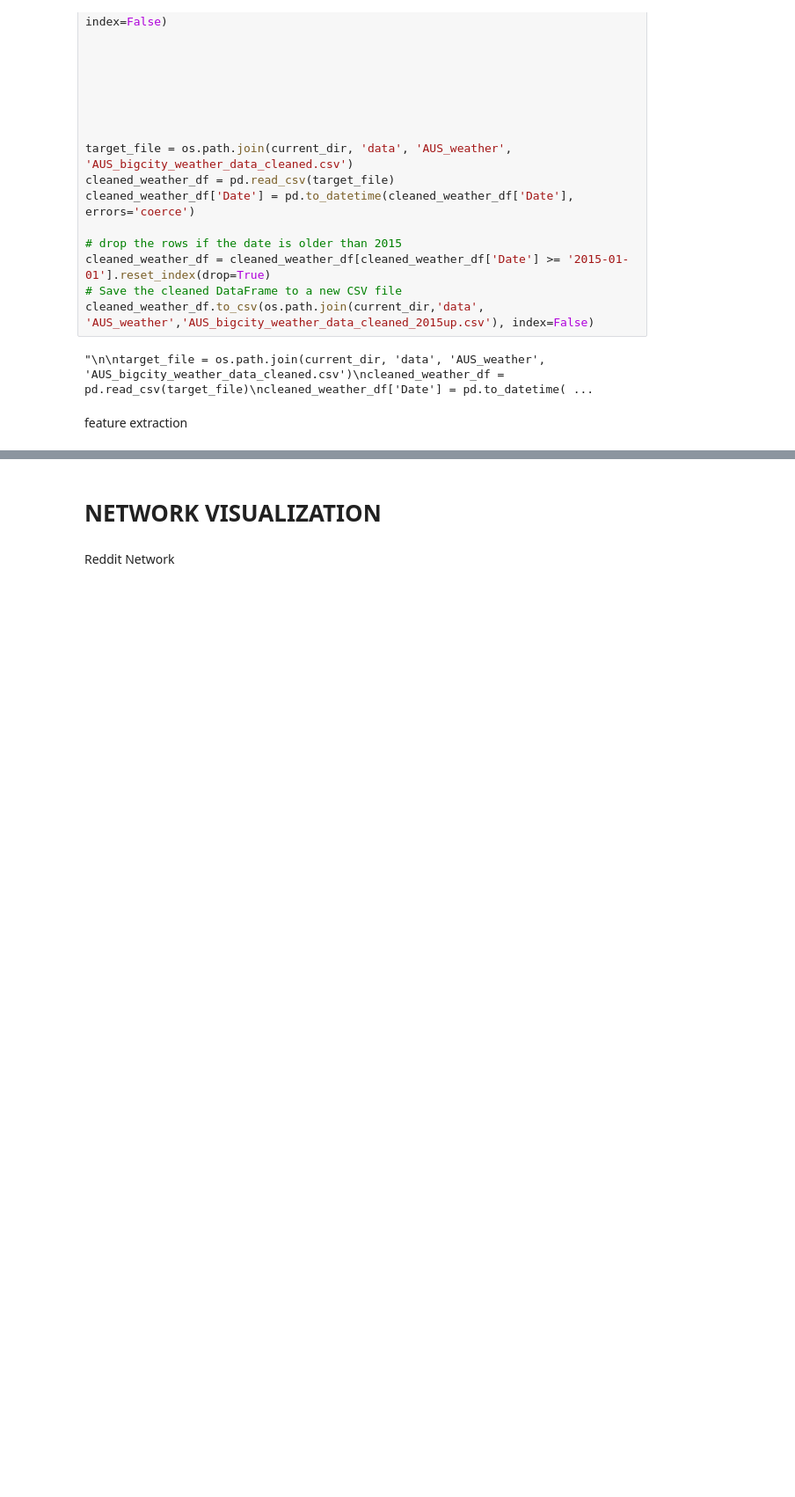
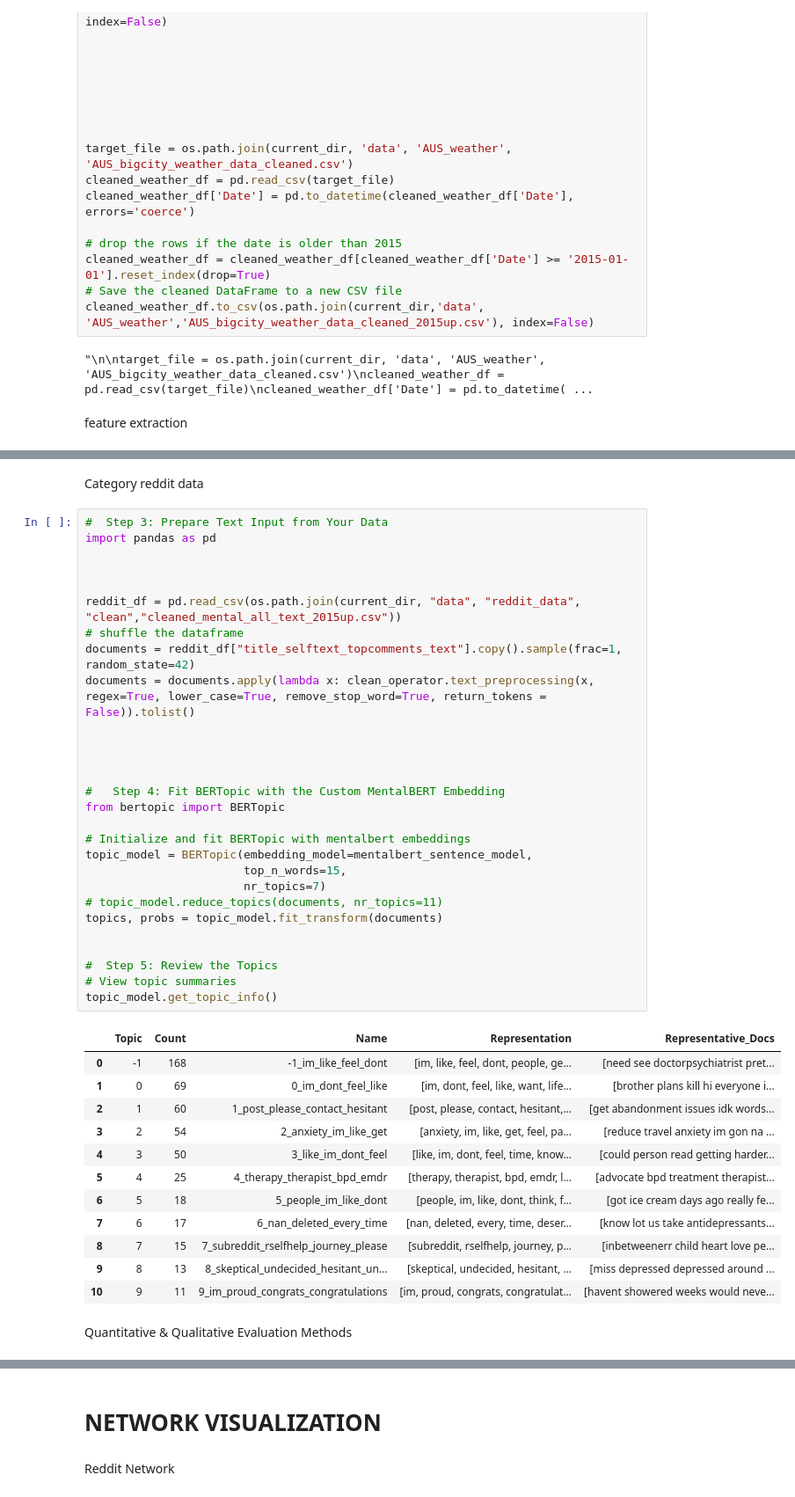
Before and after one commit to Rainman4301/LLM_NetworkMoel_MentalHealth, a Jupyter notebook: mental_health_analysis.ipynb, the cells around one changed output, grey strips where cells are left out. Shown at 88% size. Cells and saved outputs as stored; diff of their text form; blank space fills up the shorter version.

Commit message:
070725 bert-topic

```diff
--- a/mental_health_analysis.ipynb
+++ b/mental_health_analysis.ipynb
@@ -1252,0 +1294,45 @@ feature extraction
+# %% [markdown]
+Category reddit data
+# %%
+#  Step 3: Prepare Text Input from Your Data
+import pandas as pd
+
+
+
+reddit_df = pd.read_csv(os.path.join(current_dir, "data", "reddit_data", "clean","cleaned_mental_all_text_2015up.csv"))
+# shuffle the dataframe
+documents = reddit_df["title_selftext_topcomments_text"].copy().sample(frac=1, random_state=42)
+documents = documents.apply(lambda x: clean_operator.text_preprocessing(x, regex=True, lower_case=True, remove_stop_word=True, return_tokens = False)).tolist()
+
+
+
+
+#   Step 4: Fit BERTopic with the Custom MentalBERT Embedding
+from bertopic import BERTopic
+
+# Initialize and fit BERTopic with mentalbert embeddings
+topic_model = BERTopic(embedding_model=mentalbert_sentence_model,
+                       top_n_words=15,
+                       nr_topics=7)
+# topic_model.reduce_topics(documents, nr_topics=11)
+topics, probs = topic_model.fit_transform(documents)
+
+
+#  Step 5: Review the Topics
+# View topic summaries
+topic_model.get_topic_info()
+# %% [output]
+|  | Topic | Count | Name | Representation | Representative_Docs |
+| 0 | -1 | 168 | -1_im_like_feel_dont | [im, like, feel, dont, people, ge... | [need see doctorpsychiatrist pret... |
+| 1 | 0 | 69 | 0_im_dont_feel_like | [im, dont, feel, like, want, life... | [brother plans kill hi everyone i... |
+| 2 | 1 | 60 | 1_post_please_contact_hesitant | [post, please, contact, hesitant,... | [get abandonment issues idk words... |
+| 3 | 2 | 54 | 2_anxiety_im_like_get | [anxiety, im, like, get, feel, pa... | [reduce travel anxiety im gon na ... |
+| 4 | 3 | 50 | 3_like_im_dont_feel | [like, im, dont, feel, time, know... | [could person read getting harder... |
+| 5 | 4 | 25 | 4_therapy_therapist_bpd_emdr | [therapy, therapist, bpd, emdr, l... | [advocate bpd treatment therapist... |
+| 6 | 5 | 18 | 5_people_im_like_dont | [people, im, like, dont, think, f... | [got ice cream days ago really fe... |
+| 7 | 6 | 17 | 6_nan_deleted_every_time | [nan, deleted, every, time, deser... | [know lot us take antidepressants... |
+| 8 | 7 | 15 | 7_subreddit_rselfhelp_journey_please | [subreddit, rselfhelp, journey, p... | [inbetweenerr child heart love pe... |
+| 9 | 8 | 13 | 8_skeptical_undecided_hesitant_un... | [skeptical, undecided, hesitant, ... | [miss depressed depressed around ... |
+| 10 | 9 | 11 | 9_im_proud_congrats_congratulations | [im, proud, congrats, congratulat... | [havent showered weeks would neve... |
+# %% [markdown]
+Quantitative & Qualitative Evaluation Methods
```
Also changed, not shown: parts of 10 cells of this notebook.
